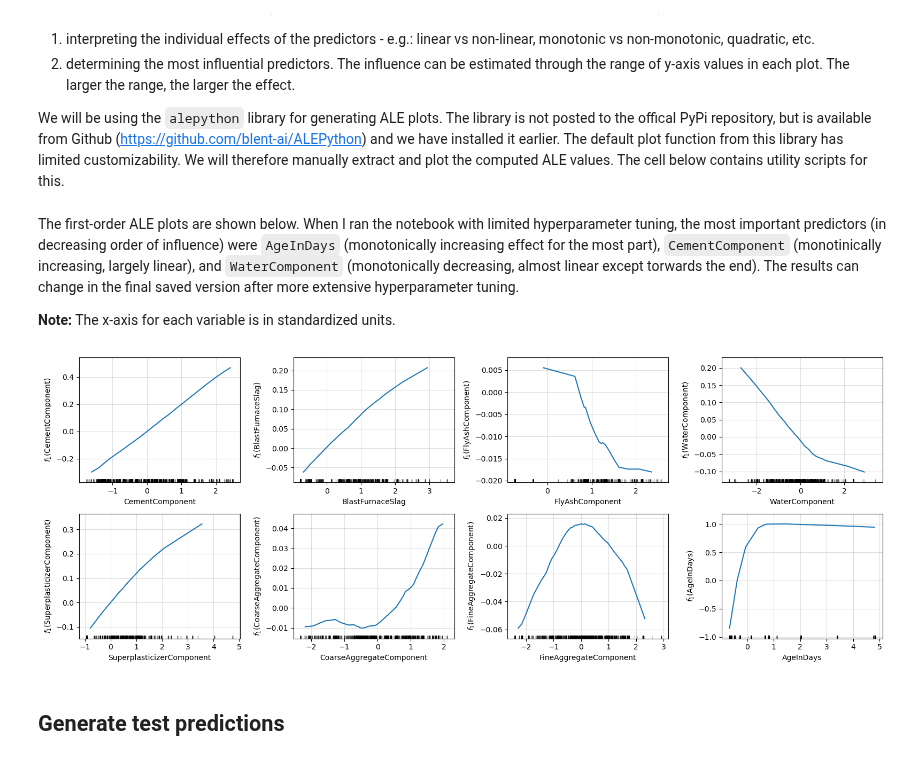
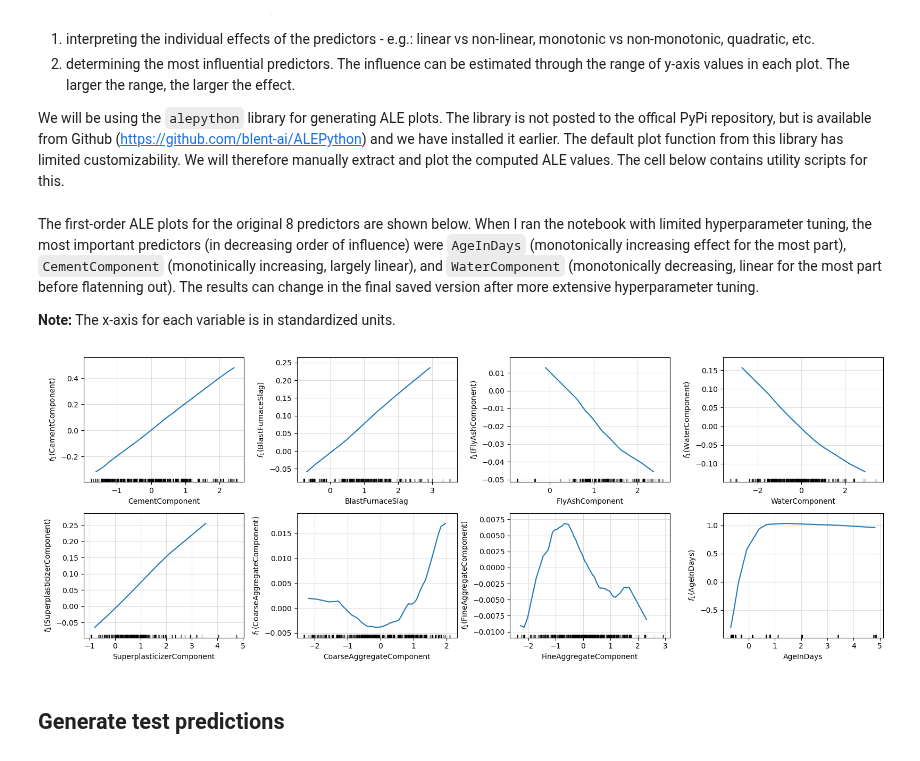
Before and after one commit to syerramilli/kaggle-notebooks, a Jupyter notebook: ps3e9-keras-mlp-with-skip-connections.ipynb, the cells around one changed output. Saved outputs shown, nothing was run; the diff lists cells and outputs as text; code cells hidden in the pictures.

Commit message:
V3: adding the indicator variable and using weight decay regularization

```diff
--- a/ps3e9-keras-mlp-with-skip-connections.ipynb
+++ b/ps3e9-keras-mlp-with-skip-connections.ipynb
@@ -119,6 +121,12 @@ output_sc = StandardScaler()
 X = input_sc.fit_transform(train.drop('Strength',axis=1).values)
 y = output_sc.fit_transform(train[['Strength']].values).ravel()
 original_std = output_sc.scale_
+
+
+# add indicator variable for SuperplasticizerComponent==0
+X = np.concatenate(
+    [X,1*(train['SuperplasticizerComponent']==0).values.reshape(-1,1)],axis=-1
+)
 # %% [markdown]
 ## 2-layer multi-layer perceptron with skip connections
 
@@ -132,9 +141,18 @@ from typing import Dict, Optional
 # %%
 def construct_model(params:Dict) -> keras.Model:
     """
-    Build 2-layer MLP for hyperparameters tuning
+    Build 2-layer MLP with residual connections, dropout and weight decay regularization
 
-    hp: HyperParameters class instance
+    Arguments
+    ---------
+    params: dict
+        Dictionary containing the hyperparameters of the model including learning rates
+        and weight decay regularization
+
+    Returns
+    ---------
+    model: keras.Model
+        A compiled keras model
     """
     n_hidden = 2 # TODO: use this as a hyperparameter
     n_hidden_list = [params['hsize%d'%i] for i in range(1,n_hidden+1)]
@@ -151,14 +169,14 @@ def construct_model(params:Dict) -> keras.Model:
     # concatenate input with the mlp_output
     combined_representation = keras.layers.concatenate([inputs,mlp_output])
 
-    #final_output = keras.layers.Dense(1,kernel_regularizer=keras.regularizers.L2(l2=params['out_weight_l2']))(combined_representation,)
     final_output = keras.layers.Dense(1)(combined_representation)
 
     # final model
     model = keras.Model(inputs,final_output)
 
     model.compile(
-        optimizer=keras.optimizers.Adam(learning_rate=params['learning_rate']),
+        #optimizer=keras.optimizers.Adam(learning_rate=params['learning_rate']),
+        optimizer=AdamW(learning_rate=params['learning_rate'],weight_decay=params['weight_decay']),
         loss='mean_squared_error'
     )
 
@@ -250,8 +268,8 @@ search_space = {
     'dropout1': hp.uniform('dropout1',0.01,0.5),
     'dropout2': hp.uniform('dropout2',0.01,0.5),
     'learning_rate': hp.loguniform('learning_rate',np.log(1e-4),np.log(0.1)),
-    'batch_size':scope.int(hp.quniform('batch_size',32,1024,1))
-    #'out_weight_l2':hp.loguniform('out_weight_l2',np.log(1e-8),np.log(0.1))
+    'batch_size':scope.int(hp.quniform('batch_size',32,1024,1)),
+    'weight_decay':hp.loguniform('weight_decay',np.log(1e-8),np.log(0.1))
 }
 
 trials = Trials()
@@ -429,25 +448,27 @@ def keras_data_frame_predict(
     data_numpy = data.values
     return ensemble_model.predict(data_numpy,verbose=0).ravel()
 # %% [markdown]
-The first-order ALE plots are shown below. When I ran the notebook with limited hyperparameter tuning, the most important predictors (in decreasing order of influence) were `AgeInDays` (monotonically increasing effect for the most part), `CementComponent` (monotinically increasing, largely linear), and `WaterComponent` (monotonically decreasing, almost linear except torwards the end). The results can change in the final saved version after more extensive hyperparameter tuning.
+The first-order ALE plots for the original 8 predictors are shown below. When I ran the notebook with limited hyperparameter tuning, the most important predictors (in decreasing order of influence) were `AgeInDays` (monotonically increasing effect for the most part), `CementComponent` (monotinically increasing, largely linear), and `WaterComponent` (monotonically decreasing, linear for the most part before flatenning out). The results can change in the final saved version after more extensive hyperparameter tuning.
 
 **Note:** The x-axis for each variable is in standardized units.
 # %%
-X_dat = pd.DataFrame(X,columns = train.drop('Strength',axis=1).columns)
+X_cols = train.drop('Strength',axis=1).columns.tolist()
+X_cols.append('SuperplasticizerComponent_is_zero')
+X_dat = pd.DataFrame(X,columns = X_cols)
 
 num_rows=2
 num_cols=4
 
 fig,axs = plt.subplots(num_rows,num_cols,figsize=(16,6))
 for i in range(num_rows):
     for j in range(num_cols):
         # select correct feature
         feature = X_dat.columns[num_cols*i + j]
         _ = first_order_aleplot_quant(keras_data_frame_predict,X_dat,feature,bins=50,ax=axs[i,j])
 
 fig.tight_layout()
 # %% [output]
-[figure, old version]
+[figure, new version]
 # %% [markdown]
 ## Generate test predictions
 # %%
```
Also changed, not shown: parts of 9 cells of this notebook.
